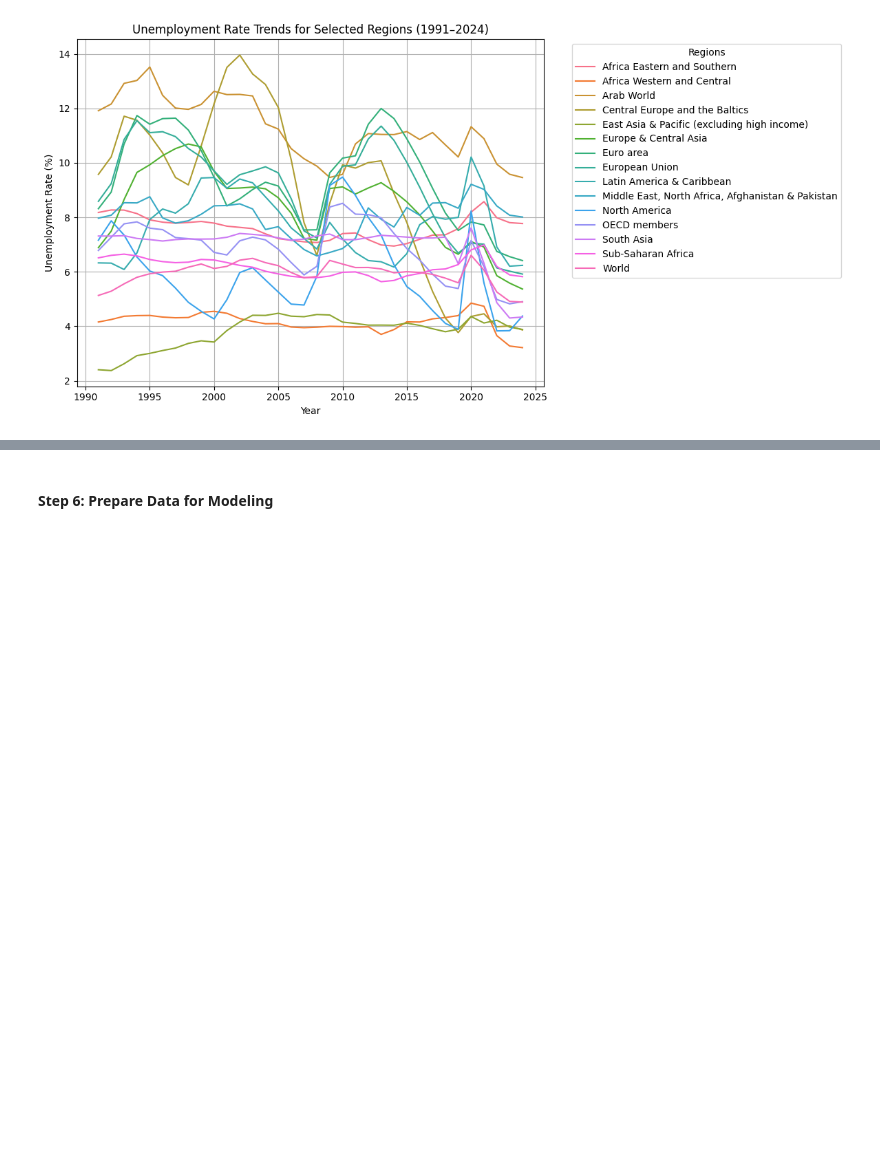
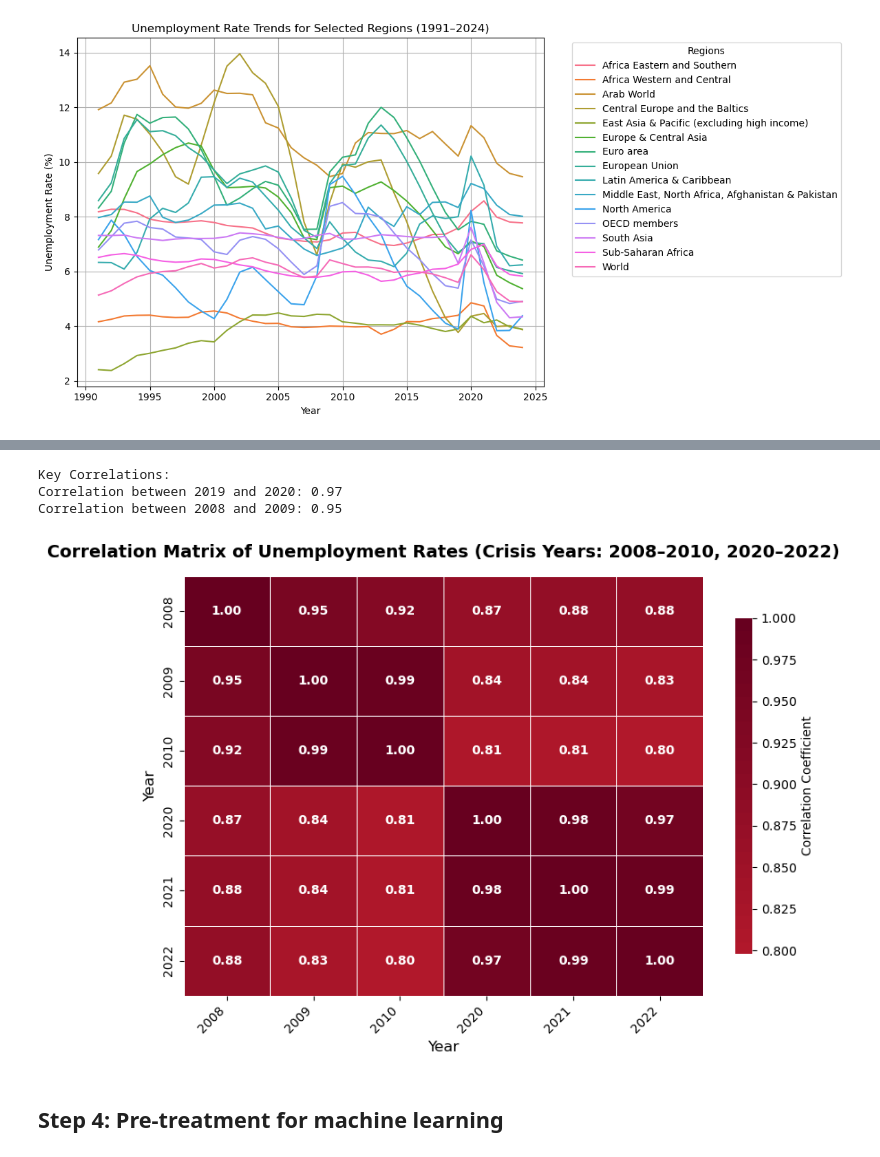
Before and after one commit to Josh-chief/Unemployment_Rate, a Jupyter notebook: Unemployment_Rates.ipynb, the cells around one changed output, grey strips where cells are left out. Saved outputs shown, nothing was run; the diff lists cells and outputs as text; code cells hidden in the pictures; blank space fills up the shorter version.

```diff
--- a/Unemployment_Rates.ipynb
+++ b/Unemployment_Rates.ipynb
@@ -667,5 +785,39 @@ plt.show()
+# %%
+# Print key correlations for interpretation
+print("\nKey Correlations:")
+print(f"Correlation between 2019 and 2020: {corr_matrix.loc['2019', '2020']:.2f}")
+print(f"Correlation between 2008 and 2009: {corr_matrix.loc['2008', '2009']:.2f}")
+
+
+# Focused heatmap for crisis years (2008–2010, 2020–2022)
+crisis_years = ['2008', '2009', '2010', '2020', '2021', '2022']
+crisis_corr_matrix = df_cleaned[crisis_years].corr()
+plt.figure(figsize=(8, 6))
+sns.heatmap(
+    crisis_corr_matrix,
+    cmap='RdBu_r',
+    center=0,
+    annot=True,
+    fmt='.2f',
+    annot_kws={'size': 10, 'weight': 'bold'},
+    linewidths=0.5,
+    linecolor='white',
+    cbar_kws={'label': 'Correlation Coefficient', 'shrink': 0.8}
+)
+plt.title('Correlation Matrix of Unemployment Rates (Crisis Years: 2008–2010, 2020–2022)', fontsize=14, weight='bold', pad=15)
+plt.xlabel('Year', fontsize=12)
+plt.ylabel('Year', fontsize=12)
+plt.xticks(rotation=45, ha='right', fontsize=10)
+plt.yticks(fontsize=10)
+plt.tight_layout()
+plt.show()
+# %% [output]
+Key Correlations:
+Correlation between 2019 and 2020: 0.97
+Correlation between 2008 and 2009: 0.95
+[figure, added]
 # %% [markdown]
-#### Step 6: Prepare Data for Modeling
+## Step 4: Pre-treatment for machine learning
 # %%
 df_cleaned.head()
 # %% [output]
```
Also changed, not shown: parts of 19 cells of this notebook.
